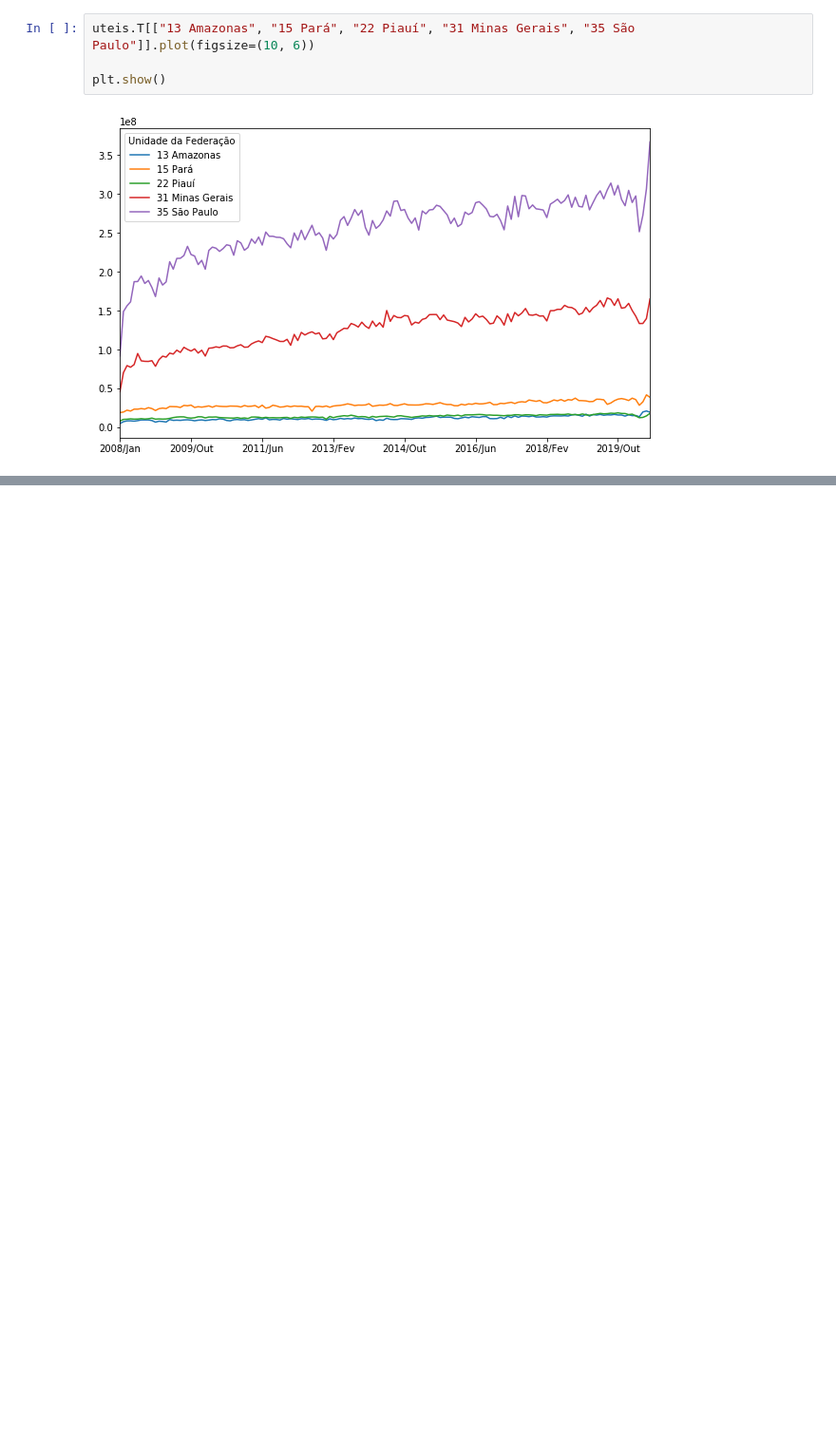
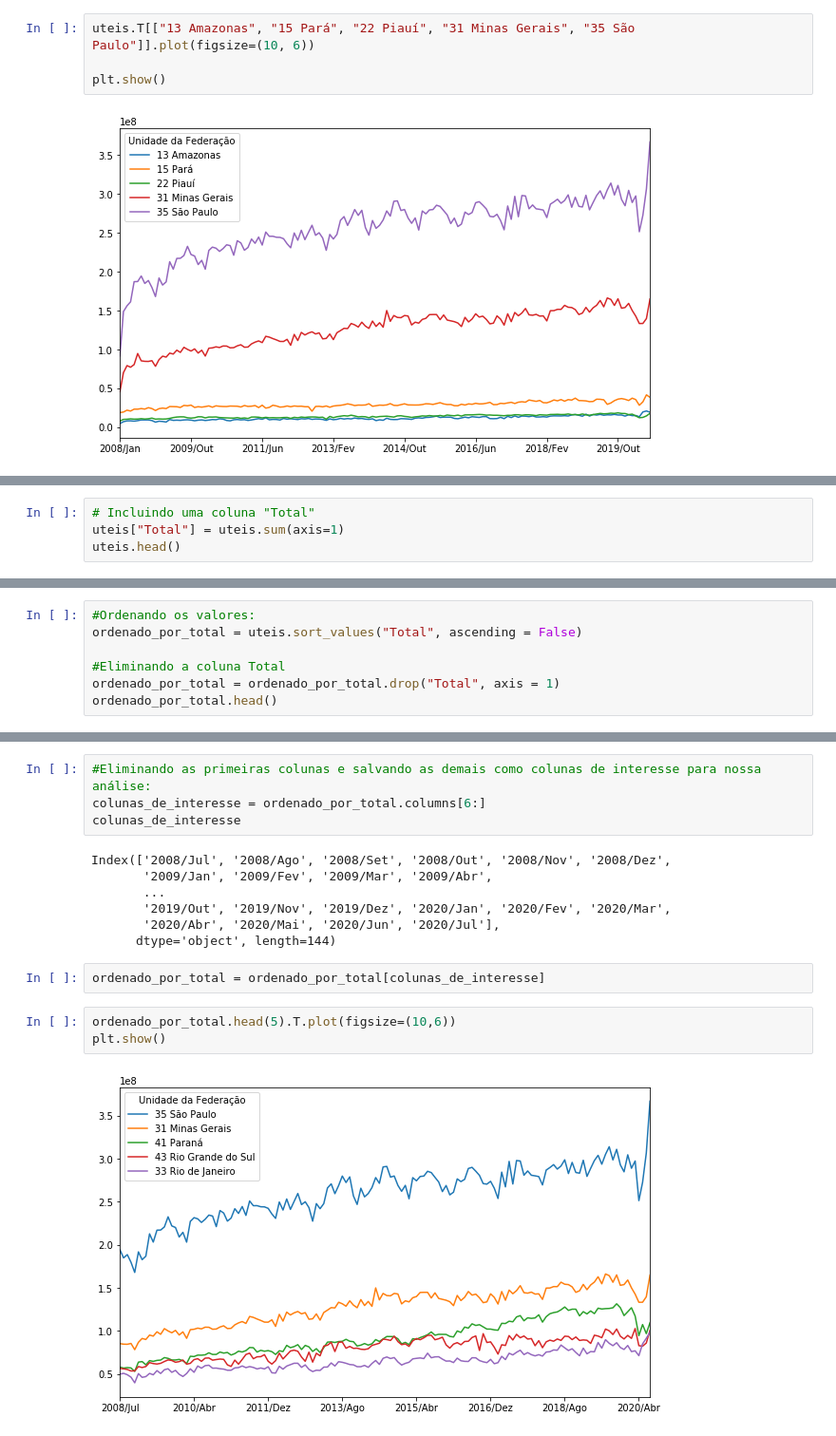
Before and after one commit to fcfabio/Bootcamp-Data-Science-Aplicada, a Jupyter notebook: Modulo-01_Python-e-Pandas-Dados-Reais/Aquisição_e_Leitura_de_Dados_Reais.ipynb, the cells around one changed output, grey strips where cells are left out. Shown at 95% size. Cells and saved outputs as stored; diff of their text form; blank space fills up the shorter version.

```diff
--- a/Modulo-01_Python-e-Pandas-Dados-Reais/Aquisição_e_Leitura_de_Dados_Reais.ipynb
+++ b/Modulo-01_Python-e-Pandas-Dados-Reais/Aquisição_e_Leitura_de_Dados_Reais.ipynb
@@ -388,0 +463,4 @@ plt.show()
+# %%
+# Incluindo uma coluna "Total"
+uteis["Total"] = uteis.sum(axis=1)
+uteis.head()
@@ -388,0 +476,7 @@ plt.show()
+# %%
+#Ordenando os valores:
+ordenado_por_total = uteis.sort_values("Total", ascending = False)
+
+#Eliminando a coluna Total
+ordenado_por_total = ordenado_por_total.drop("Total", axis = 1)
+ordenado_por_total.head()
@@ -388,0 +492,18 @@ plt.show()
+# %%
+#Eliminando as primeiras colunas e salvando as demais como colunas de interesse para nossa análise:
+colunas_de_interesse = ordenado_por_total.columns[6:]
+colunas_de_interesse
+# %% [output]
+Index(['2008/Jul', '2008/Ago', '2008/Set', '2008/Out', '2008/Nov', '2008/Dez',
+       '2009/Jan', '2009/Fev', '2009/Mar', '2009/Abr',
+       ...
+       '2019/Out', '2019/Nov', '2019/Dez', '2020/Jan', '2020/Fev', '2020/Mar',
+       '2020/Abr', '2020/Mai', '2020/Jun', '2020/Jul'],
+      dtype='object', length=144)
+# %%
+ordenado_por_total = ordenado_por_total[colunas_de_interesse]
+# %%
+ordenado_por_total.head(5).T.plot(figsize=(10,6))
+plt.show()
+# %% [output]
+[figure, added]
```
Also changed, not shown: parts of 34 cells of this notebook.
